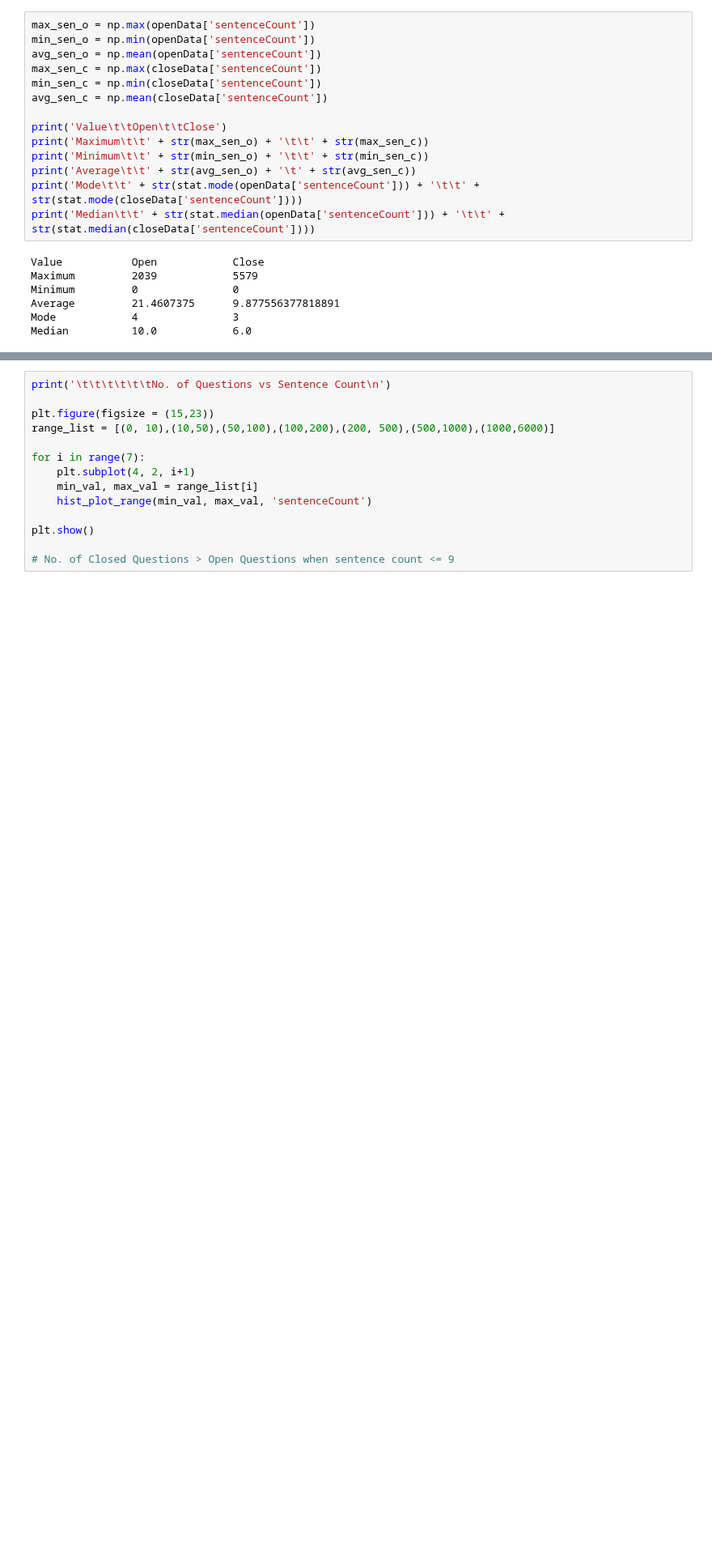
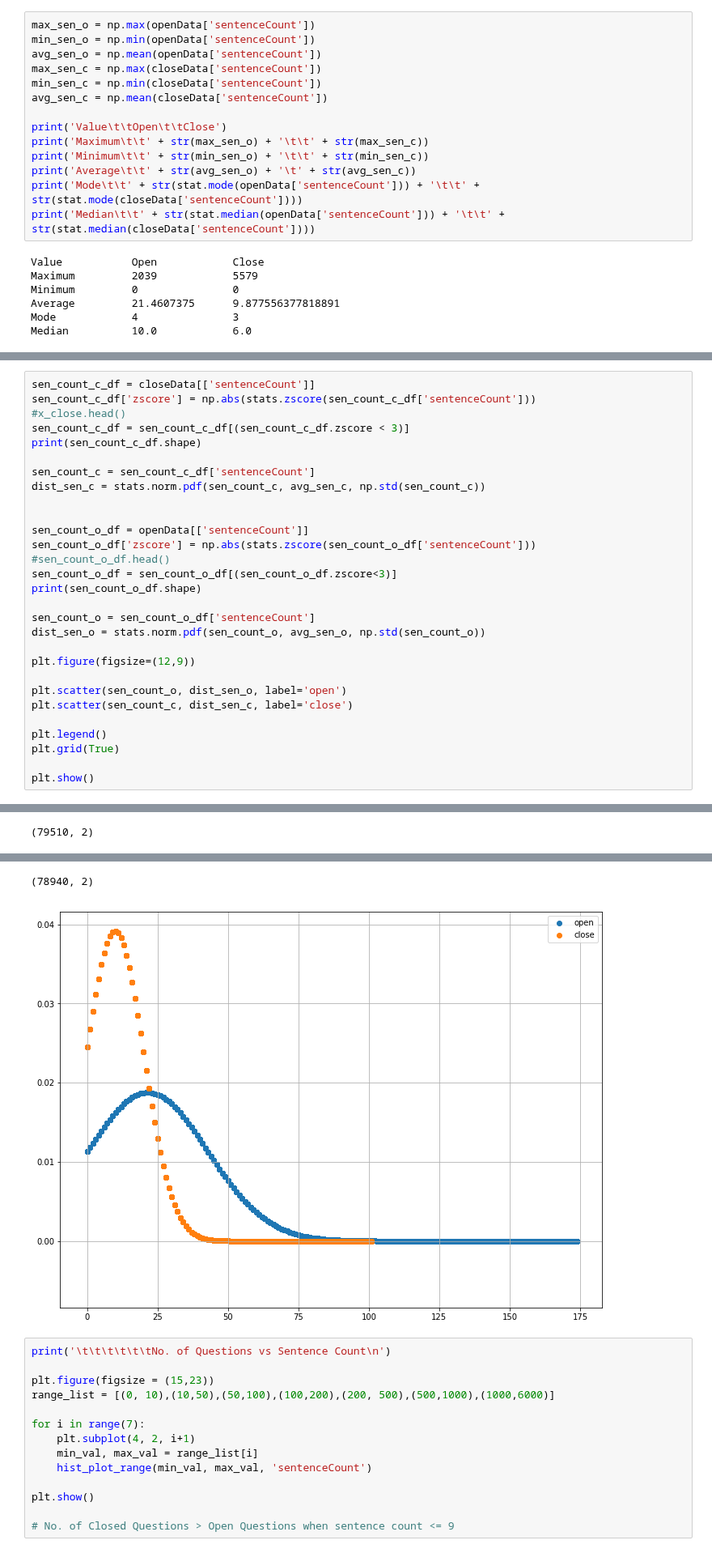
Before and after one commit to sajalagrawal/Query-Closing-on-Stack-Overflow, a Jupyter notebook: Analysis of Query Data.ipynb, the cells around one changed output, grey strips where cells are left out. Shown at 81% size. Drawn from its saved outputs; the diff is of its cells as text; blank space fills up the shorter version.

```diff
--- a/Analysis of Query Data.ipynb
+++ b/Analysis of Query Data.ipynb
@@ -126,0 +202,30 @@ plt.show()
+# %%
+sen_count_c_df = closeData[['sentenceCount']]
+sen_count_c_df['zscore'] = np.abs(stats.zscore(sen_count_c_df['sentenceCount']))
+#x_close.head()
+sen_count_c_df = sen_count_c_df[(sen_count_c_df.zscore < 3)]
+print(sen_count_c_df.shape)
+
+sen_count_c = sen_count_c_df['sentenceCount']
+dist_sen_c = stats.norm.pdf(sen_count_c, avg_sen_c, np.std(sen_count_c))
+
+
+sen_count_o_df = openData[['sentenceCount']]
+sen_count_o_df['zscore'] = np.abs(stats.zscore(sen_count_o_df['sentenceCount']))
+#sen_count_o_df.head()
+sen_count_o_df = sen_count_o_df[(sen_count_o_df.zscore<3)]
+print(sen_count_o_df.shape)
+
+sen_count_o = sen_count_o_df['sentenceCount']
+dist_sen_o = stats.norm.pdf(sen_count_o, avg_sen_o, np.std(sen_count_o))
+
+plt.figure(figsize=(12,9))
+
+plt.scatter(sen_count_o, dist_sen_o, label='open')
+plt.scatter(sen_count_c, dist_sen_c, label='close')
+
+plt.legend()
+plt.grid(True)
+
+plt.show()
+# %% [output]
@@ -126,0 +236 @@ plt.show()
+(79510, 2)
@@ -127,3 +242,5 @@ plt.show()
+(78940, 2)
+[figure, added]
 # %%
 print('\t\t\t\t\t\tNo. of Questions vs Sentence Count\n')
 
```
Also changed, not shown: parts of 40 cells of this notebook.
